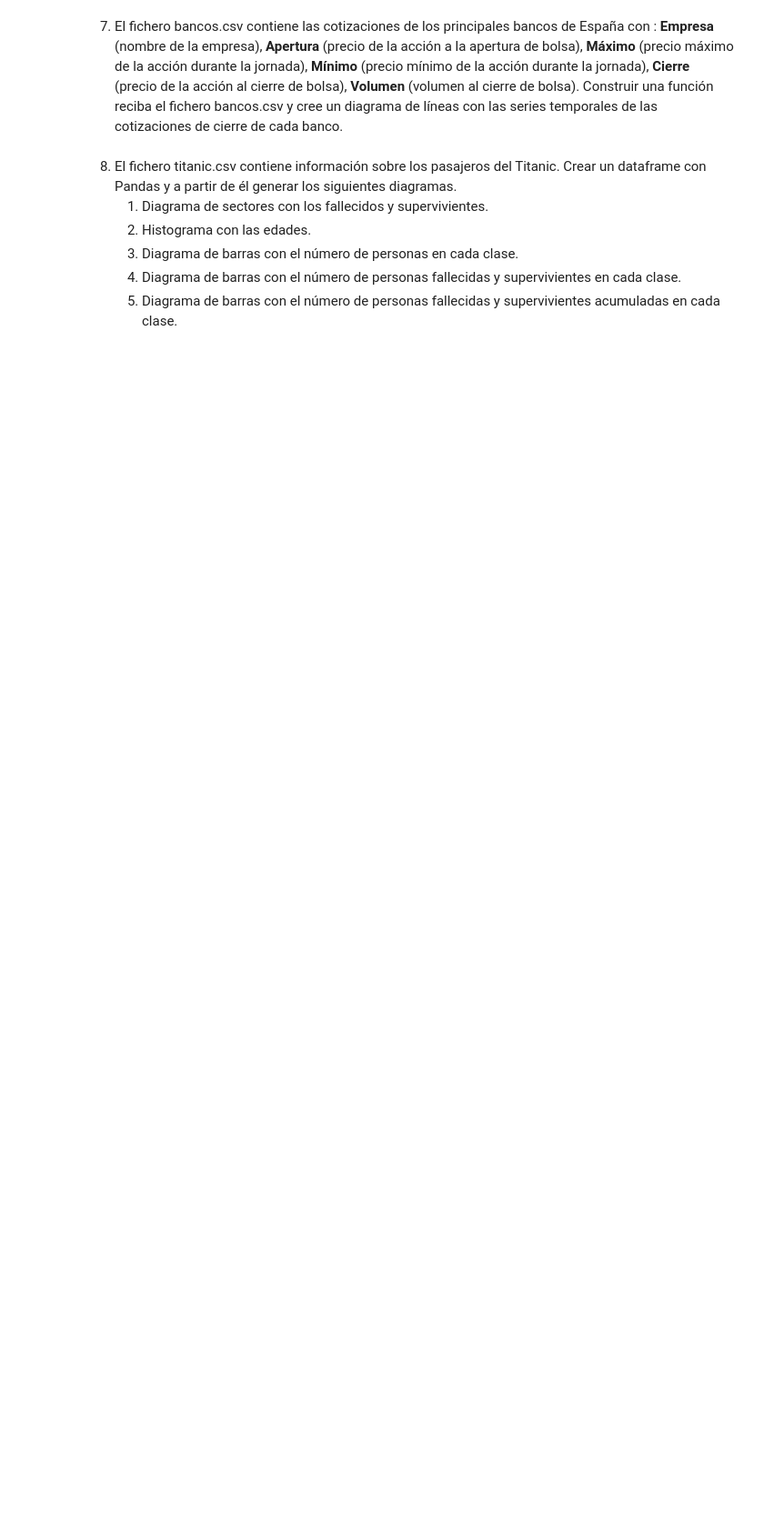
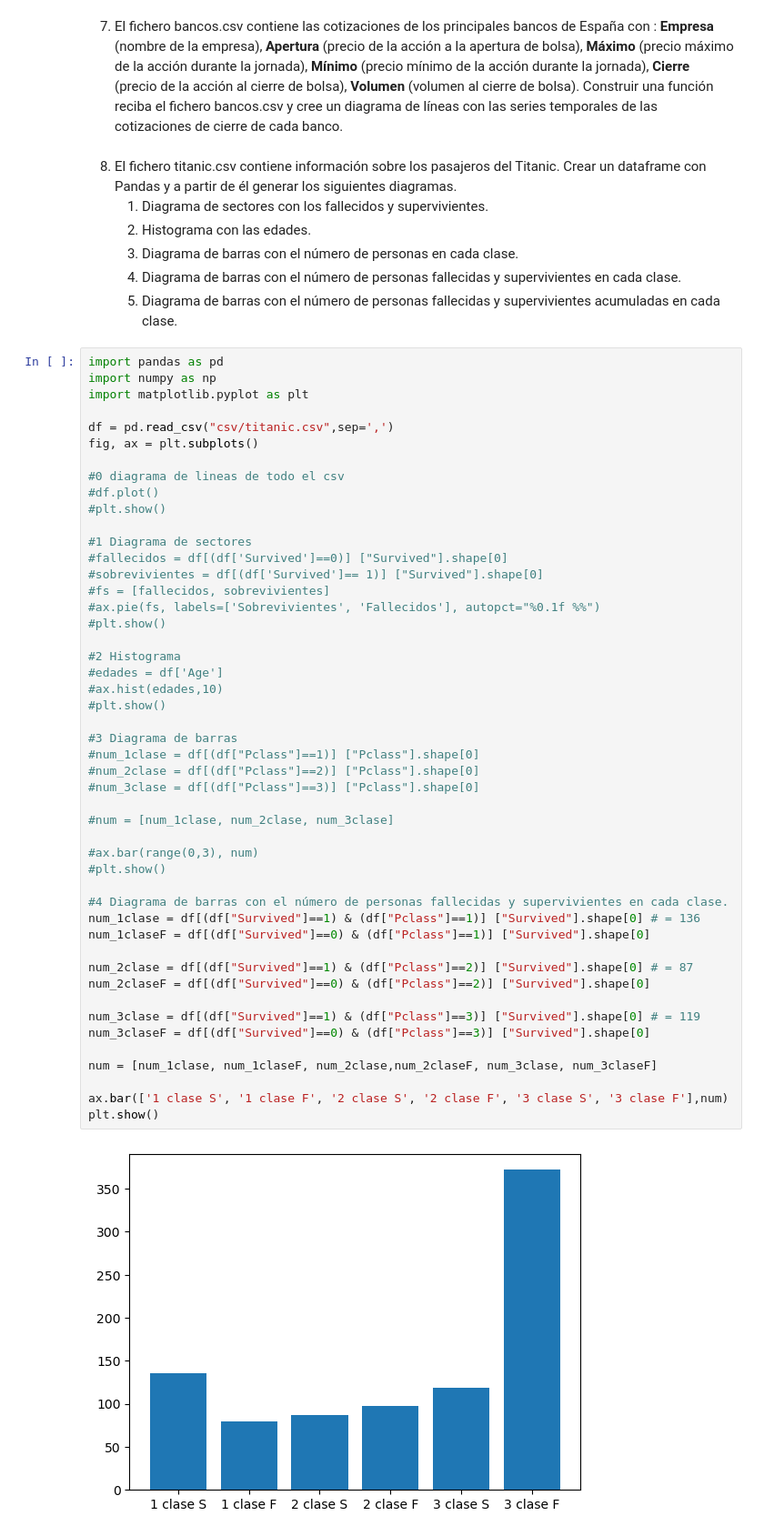
Before and after one commit to fransappia01/Sistemas-Inteligentes, a Jupyter notebook: Clase 2/Practico Python 2.ipynb, the cells around one changed output. Shown: that part at 91% size. Saved outputs shown, nothing was run; the diff lists cells and outputs as text; blank space fills up the shorter version.

```diff
--- a/Clase 2/Practico Python 2.ipynb
+++ b/Clase 2/Practico Python 2.ipynb
@@ -600,3 +600,53 @@ ingresos_gastos()
     3. Diagrama de barras con el número de personas en cada clase.
     4. Diagrama de barras con el número de personas fallecidas y supervivientes en cada clase.
     5. Diagrama de barras con el número de personas fallecidas y supervivientes acumuladas en cada clase.
+# %%
+import pandas as pd
+import numpy as np
+import matplotlib.pyplot as plt
+
+df = pd.read_csv("csv/titanic.csv",sep=',')
+fig, ax = plt.subplots()
+
+#0 diagrama de lineas de todo el csv
+#df.plot()
+#plt.show()
+
+#1 Diagrama de sectores
+#fallecidos = df[(df['Survived']==0)] ["Survived"].shape[0]
+#sobrevivientes = df[(df['Survived']== 1)] ["Survived"].shape[0]
+#fs = [fallecidos, sobrevivientes]
+#ax.pie(fs, labels=['Sobrevivientes', 'Fallecidos'], autopct="%0.1f %%")
+#plt.show()
+
+#2 Histograma
+#edades = df['Age']
+#ax.hist(edades,10)
+#plt.show()
+
+#3 Diagrama de barras
+#num_1clase = df[(df["Pclass"]==1)] ["Pclass"].shape[0]
+#num_2clase = df[(df["Pclass"]==2)] ["Pclass"].shape[0]
+#num_3clase = df[(df["Pclass"]==3)] ["Pclass"].shape[0]
+
+#num = [num_1clase, num_2clase, num_3clase]
+
+#ax.bar(range(0,3), num)
+#plt.show()
+
+#4 Diagrama de barras con el número de personas fallecidas y supervivientes en cada clase.
+num_1clase = df[(df["Survived"]==1) & (df["Pclass"]==1)] ["Survived"].shape[0] # = 136
+num_1claseF = df[(df["Survived"]==0) & (df["Pclass"]==1)] ["Survived"].shape[0]
+
+num_2clase = df[(df["Survived"]==1) & (df["Pclass"]==2)] ["Survived"].shape[0] # = 87
+num_2claseF = df[(df["Survived"]==0) & (df["Pclass"]==2)] ["Survived"].shape[0]
+
+num_3clase = df[(df["Survived"]==1) & (df["Pclass"]==3)] ["Survived"].shape[0] # = 119
+num_3claseF = df[(df["Survived"]==0) & (df["Pclass"]==3)] ["Survived"].shape[0]
+
+num = [num_1clase, num_1claseF, num_2clase,num_2claseF, num_3clase, num_3claseF]
+
+ax.bar(['1 clase S', '1 clase F', '2 clase S', '2 clase F', '3 clase S', '3 clase F'],num)
+plt.show()
+# %% [output]
+[figure, added]
```
Also changed, not shown: 15 other files.
